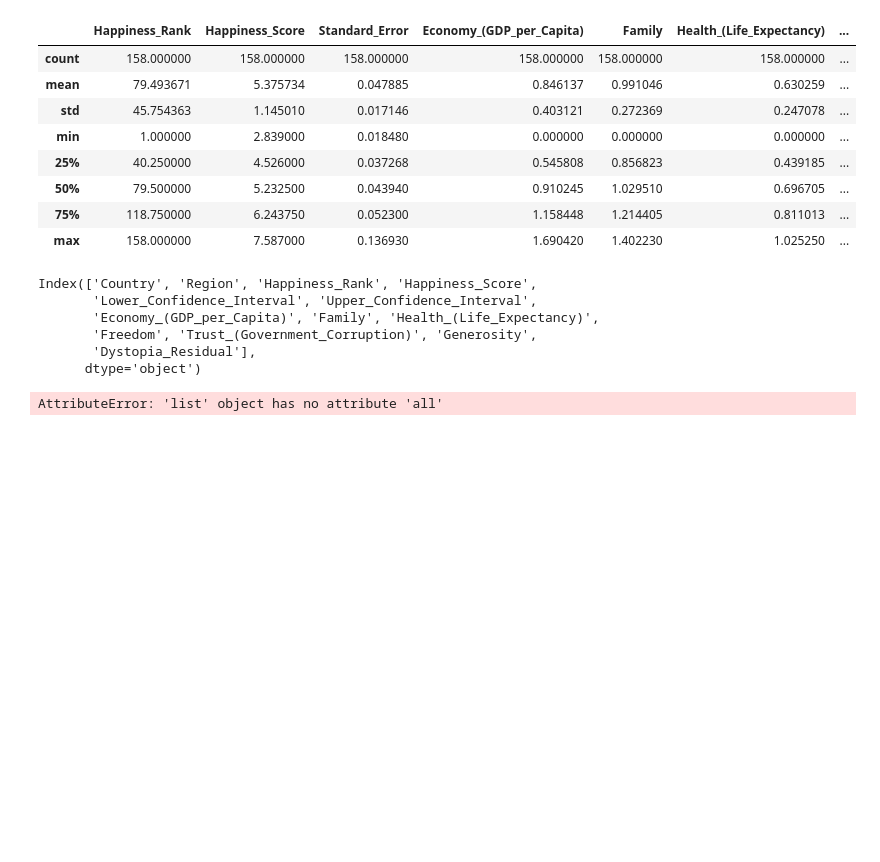
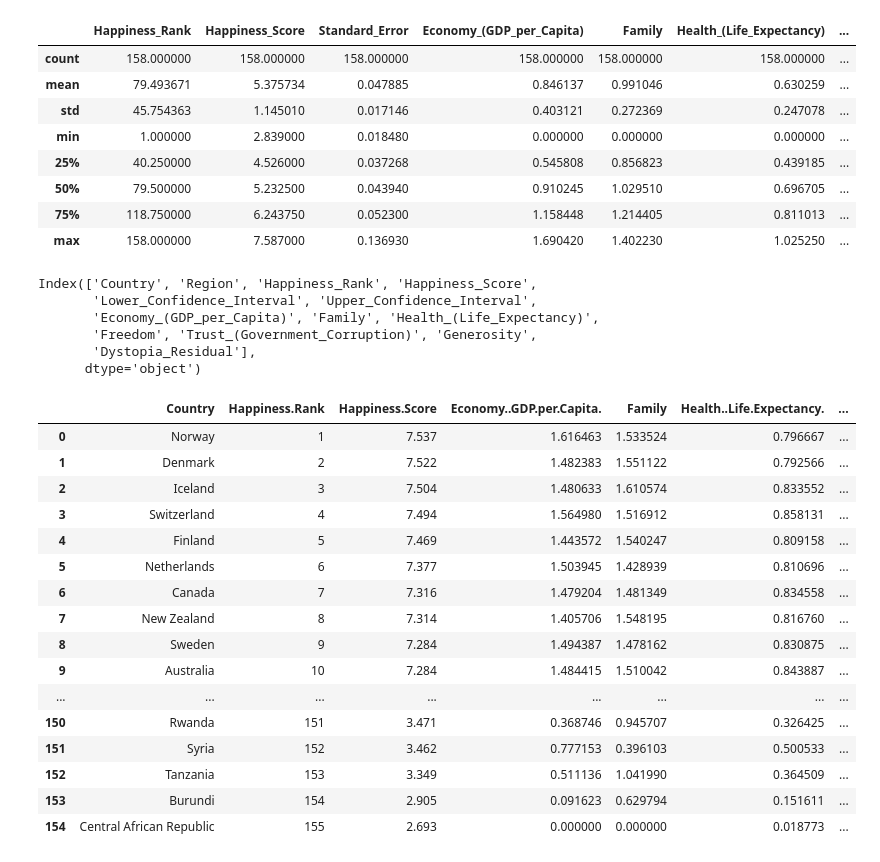
Before and after one commit to UWA-Project-1/The-World-Happiness-Analysis, a Jupyter notebook: test-work.ipynb, the cells around one changed output. Saved outputs shown, nothing was run; the diff lists cells and outputs as text; code cells hidden in the pictures; blank space fills up the shorter version.

```diff
--- a/test-work.ipynb
+++ b/test-work.ipynb
@@ -184,9 +202,28 @@ Index(['Country', 'Region', 'Happiness_Rank', 'Happiness_Score',
        'Dystopia_Residual'],
       dtype='object')
 # %%
-col = ['Lower_Confidence_Interval']
+col = ['Lower_Confidence_Interval','Upper_Confidence_Interval','Region','Whisker.high','Whisker.low','Standard_Error']
 for year in years:
-    if df[year].columns.values in col.all():
-        del df[year]['Lower_Confidence_Interval']
+    for value in df[year].columns:
+          if value in col:
+            del df[year][value]
+#         del df[year]['Lower_Confidence_Interval']
+df[2017]
 # %% [output]
-AttributeError: 'list' object has no attribute 'all'
+|  | Country | Happiness.Rank | Happiness.Score | Economy..GDP.per.Capita. | Family | Health..Life.Expectancy. | ... |
+| 0 | Norway | 1 | 7.537 | 1.616463 | 1.533524 | 0.796667 | ... |
+| 1 | Denmark | 2 | 7.522 | 1.482383 | 1.551122 | 0.792566 | ... |
+| 2 | Iceland | 3 | 7.504 | 1.480633 | 1.610574 | 0.833552 | ... |
+| 3 | Switzerland | 4 | 7.494 | 1.564980 | 1.516912 | 0.858131 | ... |
+| 4 | Finland | 5 | 7.469 | 1.443572 | 1.540247 | 0.809158 | ... |
+| 5 | Netherlands | 6 | 7.377 | 1.503945 | 1.428939 | 0.810696 | ... |
+| 6 | Canada | 7 | 7.316 | 1.479204 | 1.481349 | 0.834558 | ... |
+| 7 | New Zealand | 8 | 7.314 | 1.405706 | 1.548195 | 0.816760 | ... |
+| 8 | Sweden | 9 | 7.284 | 1.494387 | 1.478162 | 0.830875 | ... |
+| 9 | Australia | 10 | 7.284 | 1.484415 | 1.510042 | 0.843887 | ... |
+| ... | ... | ... | ... | ... | ... | ... | ... |
+| 150 | Rwanda | 151 | 3.471 | 0.368746 | 0.945707 | 0.326425 | ... |
+| 151 | Syria | 152 | 3.462 | 0.777153 | 0.396103 | 0.500533 | ... |
+| 152 | Tanzania | 153 | 3.349 | 0.511136 | 1.041990 | 0.364509 | ... |
+| 153 | Burundi | 154 | 2.905 | 0.091623 | 0.629794 | 0.151611 | ... |
+| 154 | Central African Republic | 155 | 2.693 | 0.000000 | 0.000000 | 0.018773 | ... |
```
Also changed, not shown: parts of 7 cells of this notebook.
